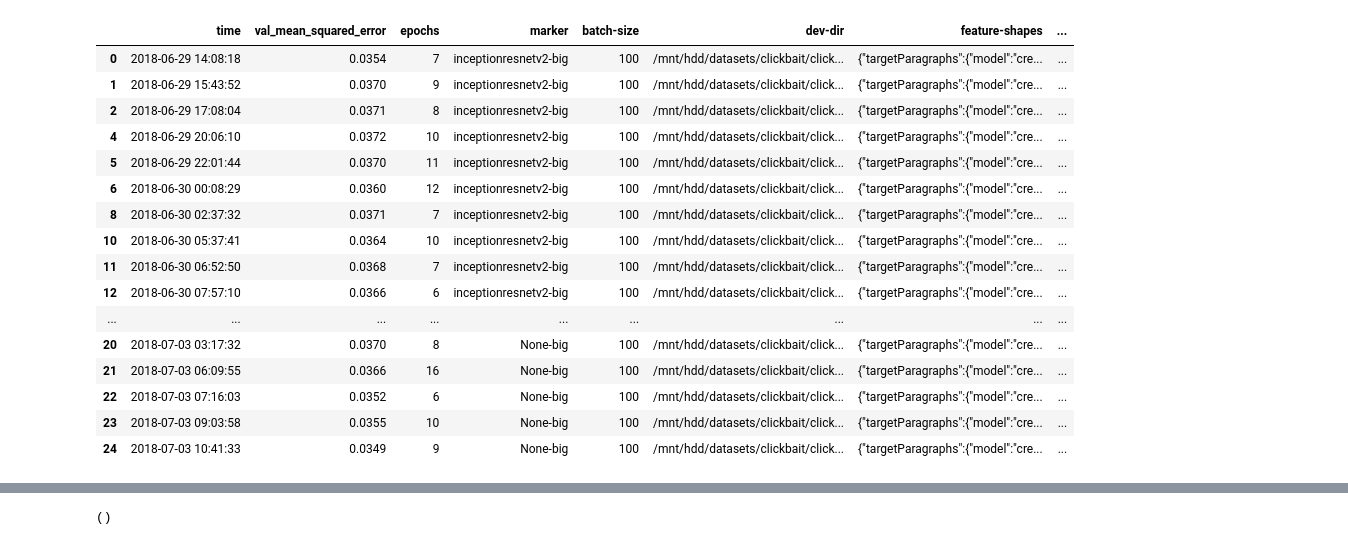
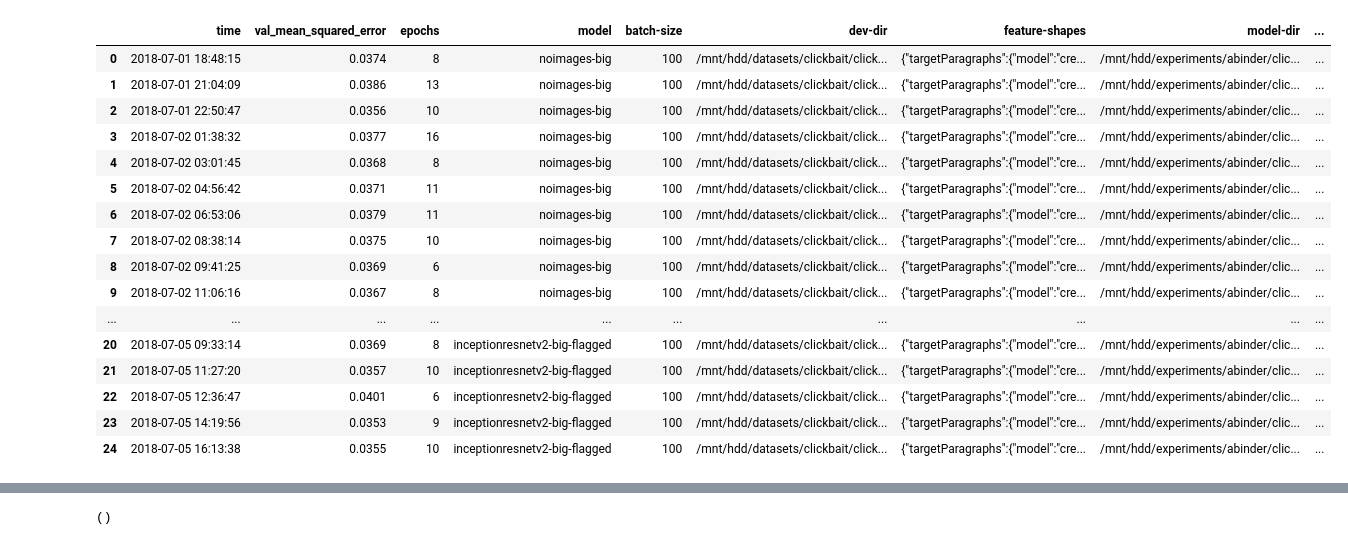
Before and after one commit to ArneBinder/clickbait, a Jupyter notebook: results/clickbait.ipynb, the cells around one changed output, grey strips where cells are left out. Drawn from its saved outputs; the diff is of its cells as text; code cells hidden in the pictures.

```diff
--- a/results/clickbait.ipynb
+++ b/results/clickbait.ipynb
@@ -12,7 +12,7 @@ def parameter_string_to_dict(parameters):
     parameters_dict = dict([p.split(' ') for p in parameters_list])
     return parameters_dict
 
-def read_scores(path, marker):
+def read_scores(path, model):
     df_scores = pd.read_csv(path, sep='\t',
                      names=['time', 'val_mean_squared_error', 'epochs', 'parameters'],
                      converters={'time': (lambda x: x.split(': ')[1]),
@@ -20,57 +20,61 @@ def read_scores(path, marker):
                                  'epochs': (lambda x: x.split(': ')[1]),
                                  'parameters': (lambda x: parameter_string_to_dict(x.split(': ')[1]))}
                     )
-    df_scores['marker'] = marker
+    df_scores['model'] = model
     df_params = pd.DataFrame(df_scores['parameters'].tolist())
     del df_scores['parameters']
     return pd.concat([df_scores, df_params], axis=1)
 # %%
 #base_path = '/mnt/DATA/ML/training/keras/clickbait/server'
 base_path = os.getcwd()
 df_wimages = read_scores(path=os.path.join(base_path, 'scores-inceptionresnetv2.orig.txt'),
-                         marker='inceptionresnetv2')
+                         model='inceptionresnetv2')
 df_noimages = read_scores(path=os.path.join(base_path, 'scores-noimages.orig.txt'),
-                         marker='noimage')
+                         model='noimages')
 df_wimages_big = read_scores(path=os.path.join(base_path, 'scores-inceptionresnetv2-big.orig.txt'),
-                         marker='inceptionresnetv2-big')
+                         model='inceptionresnetv2-big')
 df_noimages_big = read_scores(path=os.path.join(base_path, 'scores-noimages-big.orig.txt'),
-                         marker='None-big')
+                         model='noimages-big')
+
+df_wimages_big_flagged = read_scores(path=os.path.join(base_path, 'scores-inceptionresnetv2-big-flagged.orig.txt'),
+                         model='inceptionresnetv2-big-flagged')
 
 df = pd.concat([
     #df_wimages,
     #df_noimages,
-    df_wimages_big,
-    df_noimages_big
+    #df_wimages_big,
+    df_noimages_big,
+    df_wimages_big_flagged
 ], sort=False)
 
 # REMOVE OUTLIERS
 # per group
 #df_grouped = df.groupby('marker')['val_mean_squared_error']
 #df = df[df_grouped.transform(lambda x : (x<x.quantile(0.95))&(x>(x.quantile(0.05)))).eq(1)]
 # total
 #df = df[df['val_mean_squared_error'].transform(lambda x : (x<x.quantile(0.95))&(x>(x.quantile(0.05)))).eq(1)]
-df = df[df['val_mean_squared_error'] < 0.1]
+#df = df[df['val_mean_squared_error'] < 0.1]
 
 #df.sort_values('val_mean_squared_error')
 df
 # %% [output]
-|  | time | val_mean_squared_error | epochs | marker | batch-size | dev-dir | feature-shapes | ... |
-| 0 | 2018-06-29 14:08:18 | 0.0354 | 7 | inceptionresnetv2-big | 100 | /mnt/hdd/datasets/clickbait/click... | {"targetParagraphs":{"model":"cre... | ... |
-| 1 | 2018-06-29 15:43:52 | 0.0370 | 9 | inceptionresnetv2-big | 100 | /mnt/hdd/datasets/clickbait/click... | {"targetParagraphs":{"model":"cre... | ... |
-| 2 | 2018-06-29 17:08:04 | 0.0371 | 8 | inceptionresnetv2-big | 100 | /mnt/hdd/datasets/clickbait/click... | {"targetParagraphs":{"model":"cre... | ... |
-| 4 | 2018-06-29 20:06:10 | 0.0372 | 10 | inceptionresnetv2-big | 100 | /mnt/hdd/datasets/clickbait/click... | {"targetParagraphs":{"model":"cre... | ... |
-| 5 | 2018-06-29 22:01:44 | 0.0370 | 11 | inceptionresnetv2-big | 100 | /mnt/hdd/datasets/clickbait/click... | {"targetParagraphs":{"model":"cre... | ... |
-| 6 | 2018-06-30 00:08:29 | 0.0360 | 12 | inceptionresnetv2-big | 100 | /mnt/hdd/datasets/clickbait/click... | {"targetParagraphs":{"model":"cre... | ... |
-| 8 | 2018-06-30 02:37:32 | 0.0371 | 7 | inceptionresnetv2-big | 100 | /mnt/hdd/datasets/clickbait/click... | {"targetParagraphs":{"model":"cre... | ... |
-| 10 | 2018-06-30 05:37:41 | 0.0364 | 10 | inceptionresnetv2-big | 100 | /mnt/hdd/datasets/clickbait/click... | {"targetParagraphs":{"model":"cre... | ... |
-| 11 | 2018-06-30 06:52:50 | 0.0368 | 7 | inceptionresnetv2-big | 100 | /mnt/hdd/datasets/clickbait/click... | {"targetParagraphs":{"model":"cre... | ... |
-| 12 | 2018-06-30 07:57:10 | 0.0366 | 6 | inceptionresnetv2-big | 100 | /mnt/hdd/datasets/clickbait/click... | {"targetParagraphs":{"model":"cre... | ... |
-| ... | ... | ... | ... | ... | ... | ... | ... | ... |
-| 20 | 2018-07-03 03:17:32 | 0.0370 | 8 | None-big | 100 | /mnt/hdd/datasets/clickbait/click... | {"targetParagraphs":{"model":"cre... | ... |
-| 21 | 2018-07-03 06:09:55 | 0.0366 | 16 | None-big | 100 | /mnt/hdd/datasets/clickbait/click... | {"targetParagraphs":{"model":"cre... | ... |
-| 22 | 2018-07-03 07:16:03 | 0.0352 | 6 | None-big | 100 | /mnt/hdd/datasets/clickbait/click... | {"targetParagraphs":{"model":"cre... | ... |
-| 23 | 2018-07-03 09:03:58 | 0.0355 | 10 | None-big | 100 | /mnt/hdd/datasets/clickbait/click... | {"targetParagraphs":{"model":"cre... | ... |
-| 24 | 2018-07-03 10:41:33 | 0.0349 | 9 | None-big | 100 | /mnt/hdd/datasets/clickbait/click... | {"targetParagraphs":{"model":"cre... | ... |
+|  | time | val_mean_squared_error | epochs | model | batch-size | dev-dir | feature-shapes | model-dir | ... |
+| 0 | 2018-07-01 18:48:15 | 0.0374 | 8 | noimages-big | 100 | /mnt/hdd/datasets/clickbait/click... | {"targetParagraphs":{"model":"cre... | /mnt/hdd/experiments/abinder/clic... | ... |
+| 1 | 2018-07-01 21:04:09 | 0.0386 | 13 | noimages-big | 100 | /mnt/hdd/datasets/clickbait/click... | {"targetParagraphs":{"model":"cre... | /mnt/hdd/experiments/abinder/clic... | ... |
+| 2 | 2018-07-01 22:50:47 | 0.0356 | 10 | noimages-big | 100 | /mnt/hdd/datasets/clickbait/click... | {"targetParagraphs":{"model":"cre... | /mnt/hdd/experiments/abinder/clic... | ... |
+| 3 | 2018-07-02 01:38:32 | 0.0377 | 16 | noimages-big | 100 | /mnt/hdd/datasets/clickbait/click... | {"targetParagraphs":{"model":"cre... | /mnt/hdd/experiments/abinder/clic... | ... |
+| 4 | 2018-07-02 03:01:45 | 0.0368 | 8 | noimages-big | 100 | /mnt/hdd/datasets/clickbait/click... | {"targetParagraphs":{"model":"cre... | /mnt/hdd/experiments/abinder/clic... | ... |
+| 5 | 2018-07-02 04:56:42 | 0.0371 | 11 | noimages-big | 100 | /mnt/hdd/datasets/clickbait/click... | {"targetParagraphs":{"model":"cre... | /mnt/hdd/experiments/abinder/clic... | ... |
+| 6 | 2018-07-02 06:53:06 | 0.0379 | 11 | noimages-big | 100 | /mnt/hdd/datasets/clickbait/click... | {"targetParagraphs":{"model":"cre... | /mnt/hdd/experiments/abinder/clic... | ... |
+| 7 | 2018-07-02 08:38:14 | 0.0375 | 10 | noimages-big | 100 | /mnt/hdd/datasets/clickbait/click... | {"targetParagraphs":{"model":"cre... | /mnt/hdd/experiments/abinder/clic... | ... |
+| 8 | 2018-07-02 09:41:25 | 0.0369 | 6 | noimages-big | 100 | /mnt/hdd/datasets/clickbait/click... | {"targetParagraphs":{"model":"cre... | /mnt/hdd/experiments/abinder/clic... | ... |
+| 9 | 2018-07-02 11:06:16 | 0.0367 | 8 | noimages-big | 100 | /mnt/hdd/datasets/clickbait/click... | {"targetParagraphs":{"model":"cre... | /mnt/hdd/experiments/abinder/clic... | ... |
+| ... | ... | ... | ... | ... | ... | ... | ... | ... | ... |
+| 20 | 2018-07-05 09:33:14 | 0.0369 | 8 | inceptionresnetv2-big-flagged | 100 | /mnt/hdd/datasets/clickbait/click... | {"targetParagraphs":{"model":"cre... | /mnt/hdd/experiments/abinder/clic... | ... |
+| 21 | 2018-07-05 11:27:20 | 0.0357 | 10 | inceptionresnetv2-big-flagged | 100 | /mnt/hdd/datasets/clickbait/click... | {"targetParagraphs":{"model":"cre... | /mnt/hdd/experiments/abinder/clic... | ... |
+| 22 | 2018-07-05 12:36:47 | 0.0401 | 6 | inceptionresnetv2-big-flagged | 100 | /mnt/hdd/datasets/clickbait/click... | {"targetParagraphs":{"model":"cre... | /mnt/hdd/experiments/abinder/clic... | ... |
+| 23 | 2018-07-05 14:19:56 | 0.0353 | 9 | inceptionresnetv2-big-flagged | 100 | /mnt/hdd/datasets/clickbait/click... | {"targetParagraphs":{"model":"cre... | /mnt/hdd/experiments/abinder/clic... | ... |
+| 24 | 2018-07-05 16:13:38 | 0.0355 | 10 | inceptionresnetv2-big-flagged | 100 | /mnt/hdd/datasets/clickbait/click... | {"targetParagraphs":{"model":"cre... | /mnt/hdd/experiments/abinder/clic... | ... |
 # %%
 #df.hist(bins=100, column='val_mean_squared_error', by='image_function', figsize=(20,10), density=True, histtype='bar')
 #plt.figure()
```
Also changed, not shown: parts of 5 cells of this notebook, 1 other file.
